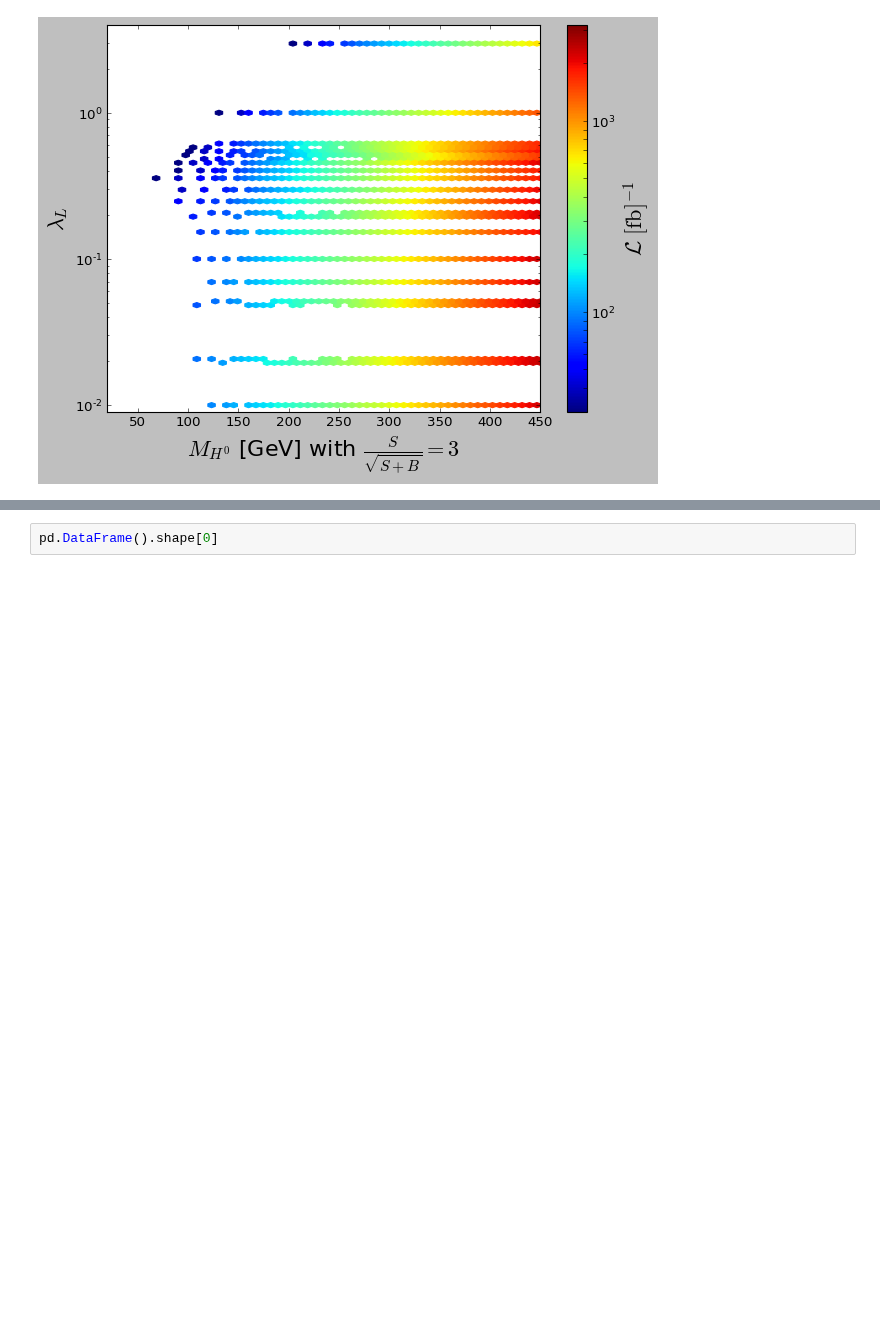
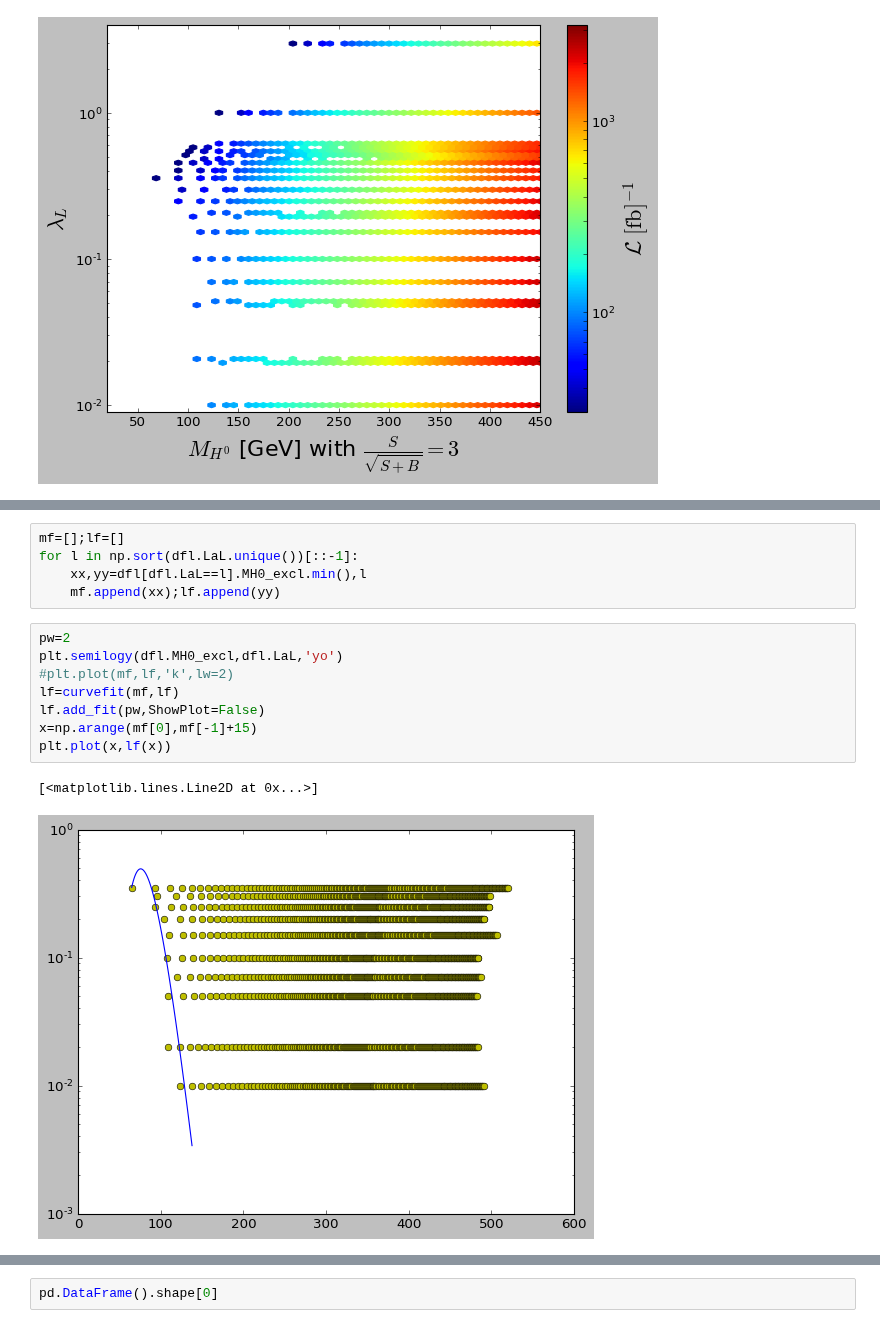
Before and after one commit to restrepo/VBF_IDM, a Jupyter notebook: Significance_countours-many_lumis-signif_3.ipynb, the cells around one changed output, grey strips where cells are left out. Cells and saved outputs as stored; diff of their text form; blank space fills up the shorter version.

```diff
--- a/Significance_countours-many_lumis-signif_3.ipynb
+++ b/Significance_countours-many_lumis-signif_3.ipynb
@@ -178,0 +151,16 @@ plt.ylim(1.E-2,1)
+# %%
+mf=[];lf=[]
+for l in np.sort(dfl.LaL.unique())[::-1]:
+    xx,yy=dfl[dfl.LaL==l].MH0_excl.min(),l
+    mf.append(xx);lf.append(yy)
+# %%
+pw=2
+plt.semilogy(dfl.MH0_excl,dfl.LaL,'yo')
+#plt.plot(mf,lf,'k',lw=2)
+lf=curvefit(mf,lf)
+lf.add_fit(pw,ShowPlot=False)
+x=np.arange(mf[0],mf[-1]+15)
+plt.plot(x,lf(x))
+# %% [output]
+[<matplotlib.lines.Line2D at 0x...>]
+[figure, added]
```
Also changed, not shown: parts of 5 cells of this notebook, 2 other files.
